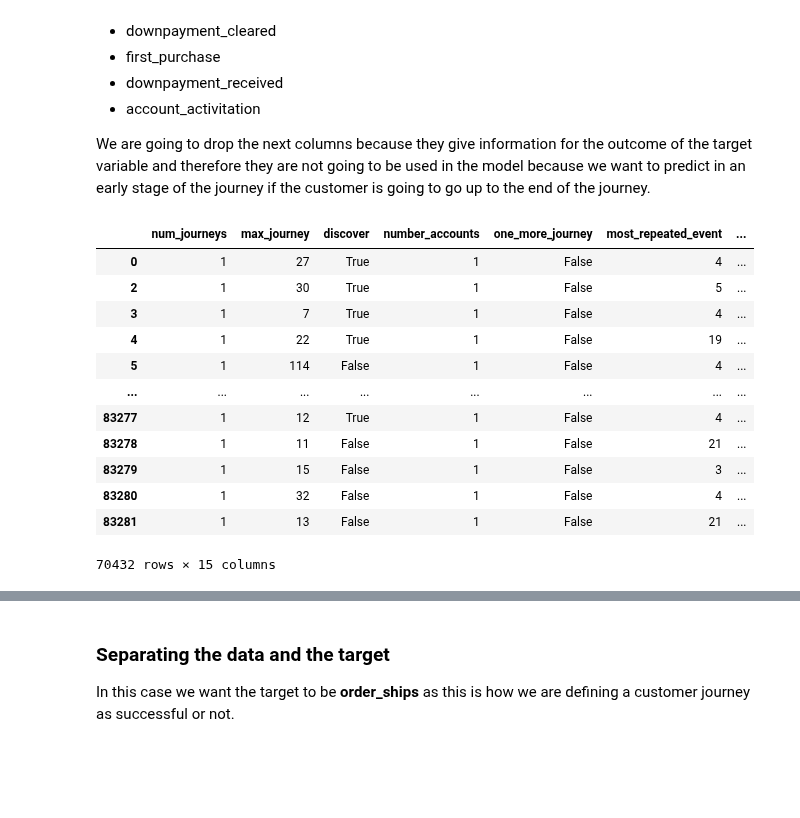
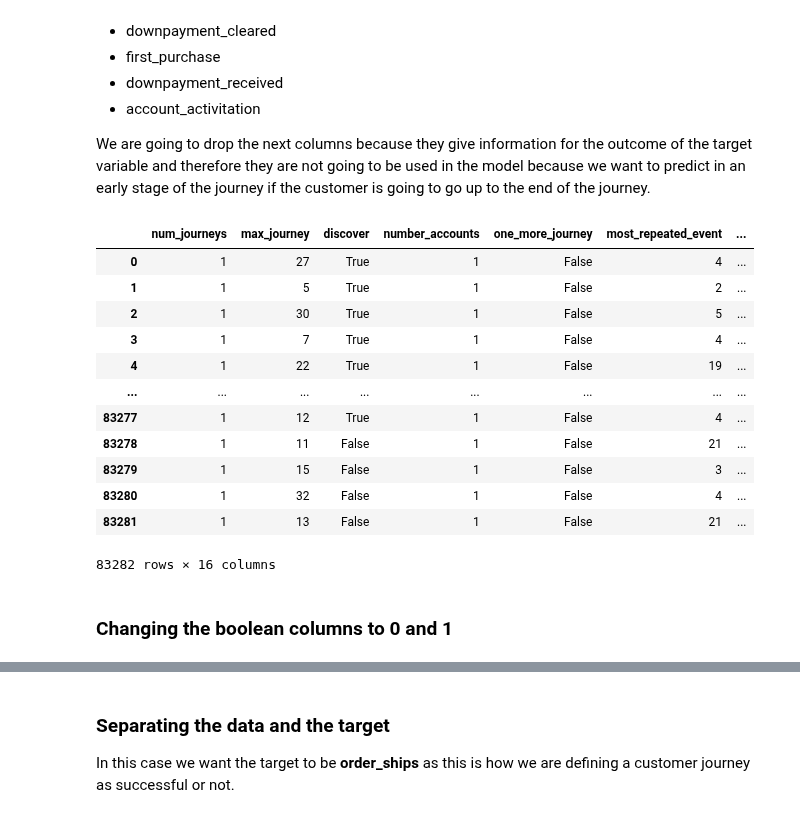
Before and after one commit to taroii/STATSM148, a Jupyter notebook: Python-Files/XGBoost-AxRy.ipynb, the cells around one changed output, grey strips where cells are left out. Saved outputs shown, nothing was run; the diff lists cells and outputs as text; code cells hidden in the pictures; blank space fills up the shorter version.

```diff
--- a/Python-Files/XGBoost-AxRy.ipynb
+++ b/Python-Files/XGBoost-AxRy.ipynb
@@ -76,5 +76,8 @@ Then we call the **get_classification_dataset** function with *n_events = $5$* (
 # %%
-df = get_classification_dataset(data, event_defs, n_events=20)
+number_events_fixed = 20
+col_name = 'first_' + str(number_events_fixed) +'_events'
+
+df = get_classification_dataset(data, event_defs, n_events=number_events_fixed)
 df.reindex(sorted(df.columns), axis=1)
 # %% [output]
 |  |  | account_activitation | approved_credit | average_length_seq | discover | downpayment_cleared | ... |
@@ -131,19 +134,21 @@ df_selected = df.loc[idxs]
 
 We are going to drop the next columns because they give information for the outcome of the target variable and therefore they are not going to be used in the model because we want to predict in an early stage of the journey if the customer is going to go up to the end of the journey.
 # %%
-df_drops = df_selected.drop(columns=['max_milestone', 'downpayment_cleared', 'first_purchase', 'downpayment_received', 'account_activitation', 'customer_id'])
-df_drops
+df.drop(columns=['max_milestone', 'downpayment_cleared', 'first_purchase', 'downpayment_received', 'account_activitation', 'customer_id'], inplace=True)
+df
 # %% [output]
 |  | num_journeys | max_journey | discover | number_accounts | one_more_journey | most_repeated_event | ... |
 | 0 | 1 | 27 | True | 1 | False | 4 | ... |
+| 1 | 1 | 5 | True | 1 | False | 2 | ... |
 | 2 | 1 | 30 | True | 1 | False | 5 | ... |
 | 3 | 1 | 7 | True | 1 | False | 4 | ... |
 | 4 | 1 | 22 | True | 1 | False | 19 | ... |
-| 5 | 1 | 114 | False | 1 | False | 4 | ... |
 | ... | ... | ... | ... | ... | ... | ... | ... |
 | 83277 | 1 | 12 | True | 1 | False | 4 | ... |
 | 83278 | 1 | 11 | False | 1 | False | 21 | ... |
 | 83279 | 1 | 15 | False | 1 | False | 3 | ... |
 | 83280 | 1 | 32 | False | 1 | False | 4 | ... |
 | 83281 | 1 | 13 | False | 1 | False | 21 | ... |
-70432 rows × 15 columns
+83282 rows × 16 columns
+# %% [markdown]
+### Changing the boolean columns to 0 and 1
```
Also changed, not shown: parts of 29 cells of this notebook, 1 other file.
